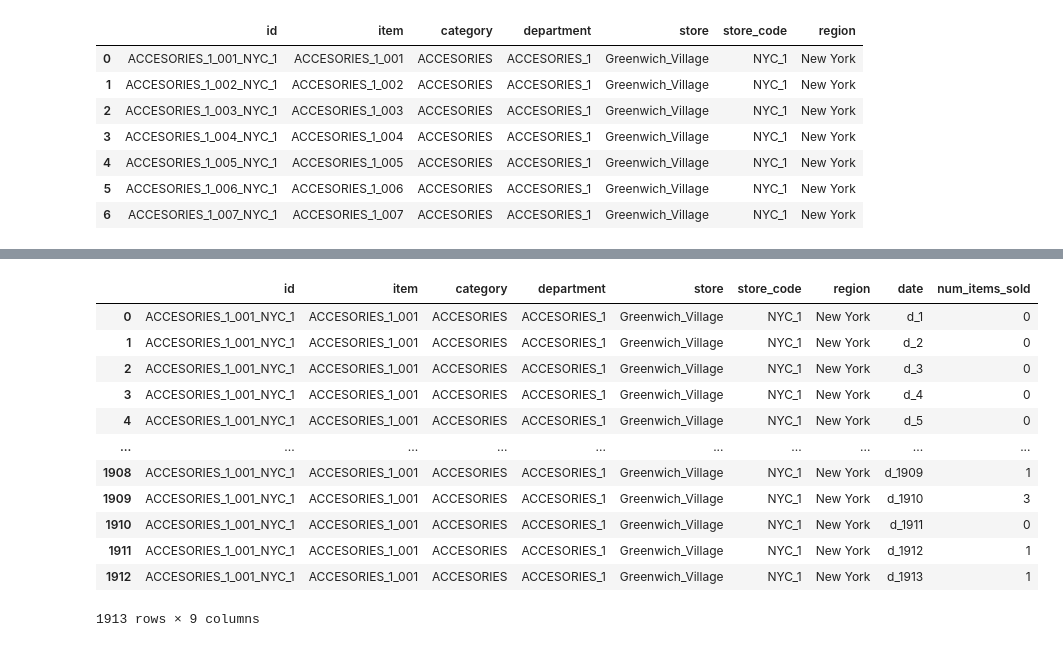
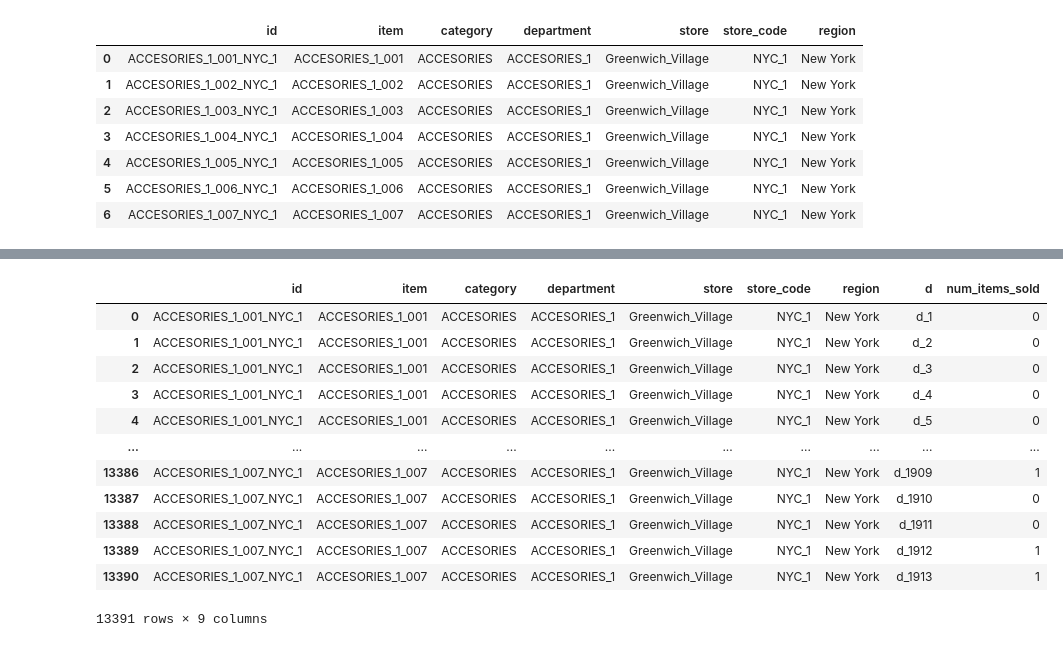
Before and after one commit to Maycas/DS-Market, a Jupyter notebook: 1 - Analysis/1 - Data Preparation.ipynb, the cells around one changed output, grey strips where cells are left out. Cells and saved outputs as stored; diff of their text form; code cells hidden in the pictures.

Commit message:
Macro DF finished with small set of data

```diff
--- a/1 - Analysis/1 - Data Preparation.ipynb
+++ b/1 - Analysis/1 - Data Preparation.ipynb
@@ -916,5 +914,5 @@ list= [1,2,3]
 # %%
-unique_items = np.unique(sales.item.value_counts().index)[:10] # we will check the first 10 items, since we have 3049
+unique_items = np.unique(sales.item.value_counts().index)[:5] # we will check the first 5 items, since we have 3049 and it would take too much time
 
 items_with_outliers = []
 for item in unique_items: # we will check the first 10 items
@@ -1019,7 +974,8 @@ sales_s
 | 6 | ACCESORIES_1_007_NYC_1 | ACCESORIES_1_007 | ACCESORIES | ACCESORIES_1 | Greenwich_Village | NYC_1 | New York | 0 | 0 | 0 | ... |
 7 rows × 1920 columns
 # %%
-item_data = sales_s.loc[:, sales_s.columns[:7]]
+# from here
+item_data = sales.loc[:, sales.columns[:7]]
 item_data
 # %% [output]
 |  | id | item | category | department | store | store_code | region |
@@ -1089,38 +989,31 @@ days_array
 # %%
+# from here
+total_amount_days = len(calendar)
+days_starting_at_idx = sales.columns.to_list().index('d_1')
 
+days_df = pd.DataFrame(sales.columns[days_starting_at_idx:], columns = ['day'])
 
+result_df = pd.DataFrame()
 
-days_df = pd.DataFrame(sales_s.columns[7:], columns = ['day'])
+for item in sales.index:
+    item_df = pd.DataFrame()
+    item_df = pd.concat([item_data.iloc[[item]]] * total_amount_days).reset_index().drop(columns = 'index')
+    item_df['d'] = days_df
+    item_df['num_items_sold'] = sales.iloc[item, days_starting_at_idx:].to_list()
+    result_df = result_df.append(item_df).reset_index().drop(columns='index')
 
-result_df = pd.DataFrame
-
-idx = 0
-day_num = 0
-total_amount_days = 1913
-
-
-
-
-item_df = pd.DataFrame()
-item_df = pd.concat([item_data.iloc[[idx]]] * total_amount_days).reset_index().drop(columns = 'index')
-item_df['date'] = days_df
-item_df['num_items_sold'] = sales.iloc[idx, 7:].to_list()
-
-
-
-
-item_df
+result_df
 # %% [output]
-|  | id | item | category | department | store | store_code | region | date | num_items_sold |
+|  | id | item | category | department | store | store_code | region | d | num_items_sold |
 | 0 | ACCESORIES_1_001_NYC_1 | ACCESORIES_1_001 | ACCESORIES | ACCESORIES_1 | Greenwich_Village | NYC_1 | New York | d_1 | 0 |
 | 1 | ACCESORIES_1_001_NYC_1 | ACCESORIES_1_001 | ACCESORIES | ACCESORIES_1 | Greenwich_Village | NYC_1 | New York | d_2 | 0 |
 | 2 | ACCESORIES_1_001_NYC_1 | ACCESORIES_1_001 | ACCESORIES | ACCESORIES_1 | Greenwich_Village | NYC_1 | New York | d_3 | 0 |
 | 3 | ACCESORIES_1_001_NYC_1 | ACCESORIES_1_001 | ACCESORIES | ACCESORIES_1 | Greenwich_Village | NYC_1 | New York | d_4 | 0 |
 | 4 | ACCESORIES_1_001_NYC_1 | ACCESORIES_1_001 | ACCESORIES | ACCESORIES_1 | Greenwich_Village | NYC_1 | New York | d_5 | 0 |
 | ... | ... | ... | ... | ... | ... | ... | ... | ... | ... |
-| 1908 | ACCESORIES_1_001_NYC_1 | ACCESORIES_1_001 | ACCESORIES | ACCESORIES_1 | Greenwich_Village | NYC_1 | New York | d_1909 | 1 |
-| 1909 | ACCESORIES_1_001_NYC_1 | ACCESORIES_1_001 | ACCESORIES | ACCESORIES_1 | Greenwich_Village | NYC_1 | New York | d_1910 | 3 |
-| 1910 | ACCESORIES_1_001_NYC_1 | ACCESORIES_1_001 | ACCESORIES | ACCESORIES_1 | Greenwich_Village | NYC_1 | New York | d_1911 | 0 |
-| 1911 | ACCESORIES_1_001_NYC_1 | ACCESORIES_1_001 | ACCESORIES | ACCESORIES_1 | Greenwich_Village | NYC_1 | New York | d_1912 | 1 |
-| 1912 | ACCESORIES_1_001_NYC_1 | ACCESORIES_1_001 | ACCESORIES | ACCESORIES_1 | Greenwich_Village | NYC_1 | New York | d_1913 | 1 |
+| 13386 | ACCESORIES_1_007_NYC_1 | ACCESORIES_1_007 | ACCESORIES | ACCESORIES_1 | Greenwich_Village | NYC_1 | New York | d_1909 | 1 |
+| 13387 | ACCESORIES_1_007_NYC_1 | ACCESORIES_1_007 | ACCESORIES | ACCESORIES_1 | Greenwich_Village | NYC_1 | New York | d_1910 | 0 |
+| 13388 | ACCESORIES_1_007_NYC_1 | ACCESORIES_1_007 | ACCESORIES | ACCESORIES_1 | Greenwich_Village | NYC_1 | New York | d_1911 | 0 |
+| 13389 | ACCESORIES_1_007_NYC_1 | ACCESORIES_1_007 | ACCESORIES | ACCESORIES_1 | Greenwich_Village | NYC_1 | New York | d_1912 | 1 |
+| 13390 | ACCESORIES_1_007_NYC_1 | ACCESORIES_1_007 | ACCESORIES | ACCESORIES_1 | Greenwich_Village | NYC_1 | New York | d_1913 | 1 |
-1913 rows × 9 columns
+13391 rows × 9 columns
```
Also changed, not shown: parts of 31 cells of this notebook, 1 other file.
